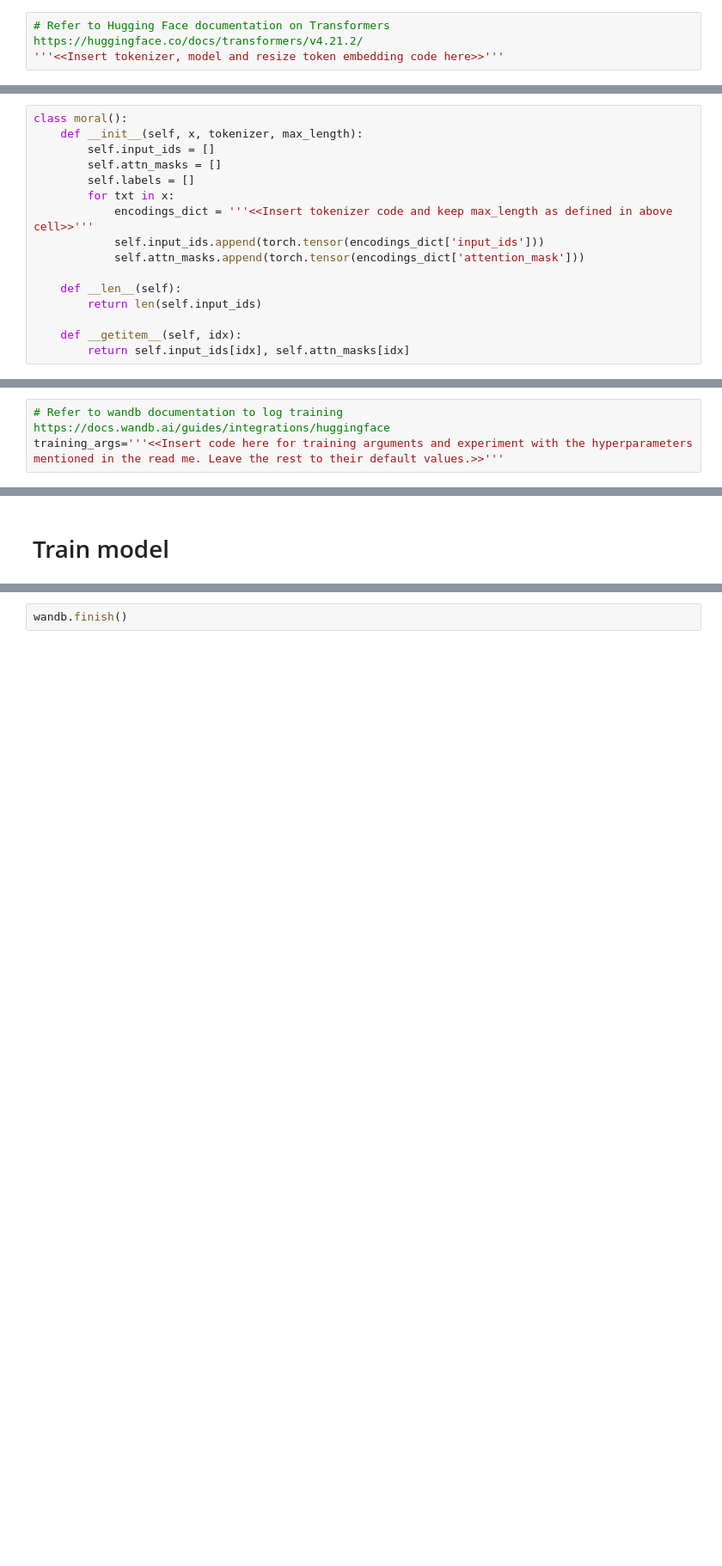
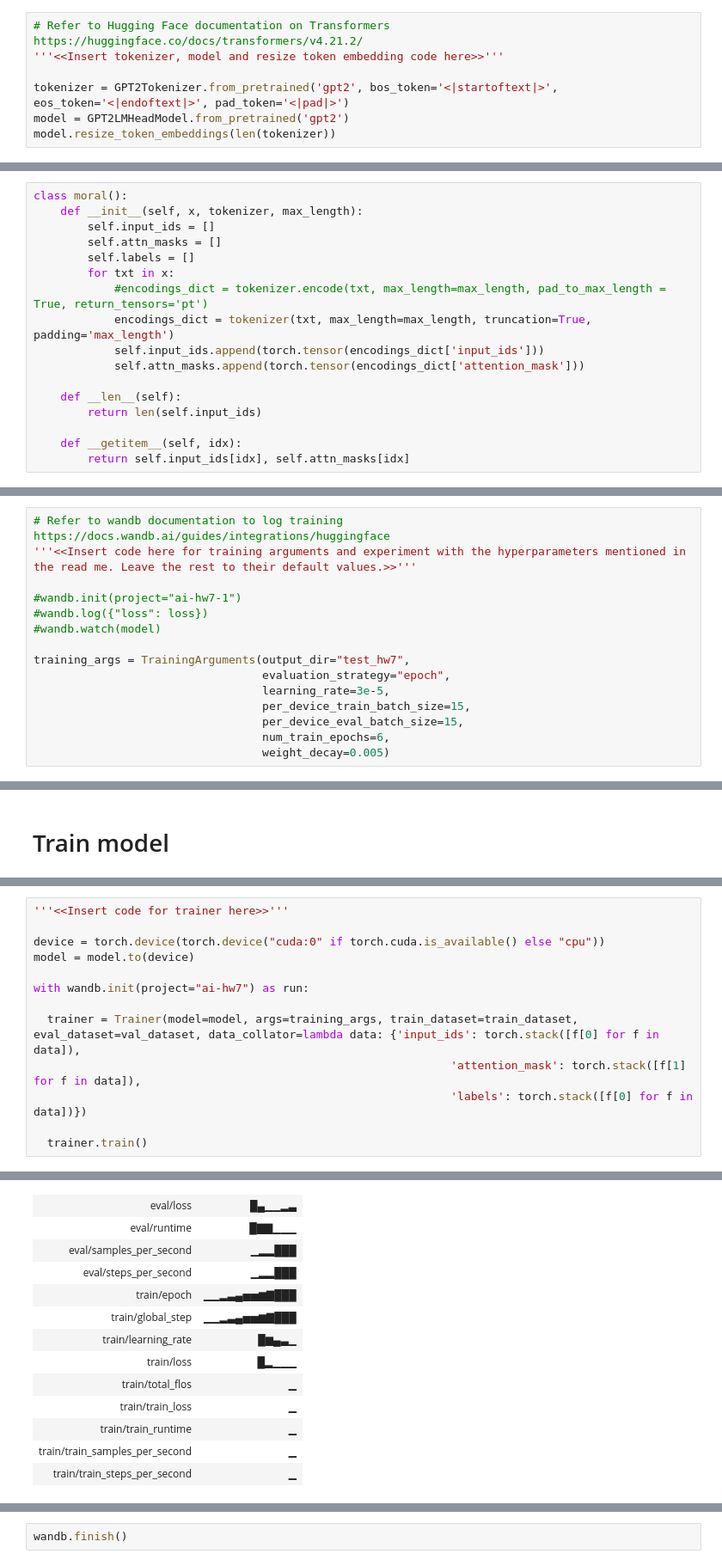
Before and after one commit to arama42/neural-nets-gpt, a Jupyter notebook: HW7.ipynb, the cells around one changed output, grey strips where cells are left out. Shown at 86% size. Cells and saved outputs as stored; diff of their text form; blank space fills up the shorter version.

```diff
--- a/HW7.ipynb
+++ b/HW7.ipynb
@@ -27,3 +95,7 @@ print("Train Dataset - ",len(X_train),'\n',"Test Dataset - ",len(X_test))
 # %%
 # Refer to Hugging Face documentation on Transformers https://huggingface.co/docs/transformers/v4.21.2/
 '''<<Insert tokenizer, model and resize token embedding code here>>'''
+
+tokenizer = GPT2Tokenizer.from_pretrained('gpt2', bos_token='<|startoftext|>', eos_token='<|endoftext|>', pad_token='<|pad|>')
+model = GPT2LMHeadModel.from_pretrained('gpt2')
+model.resize_token_embeddings(len(tokenizer))
@@ -38,7 +113,8 @@ class moral():
         self.attn_masks = []
         self.labels = []
         for txt in x:
-            encodings_dict = '''<<Insert tokenizer code and keep max_length as defined in above cell>>'''
+            #encodings_dict = tokenizer.encode(txt, max_length=max_length, pad_to_max_length = True, return_tensors='pt')
+            encodings_dict = tokenizer(txt, max_length=max_length, truncation=True, padding='max_length')
             self.input_ids.append(torch.tensor(encodings_dict['input_ids']))
             self.attn_masks.append(torch.tensor(encodings_dict['attention_mask']))
 
@@ -56,4 +132,16 @@ train_dataset, val_dataset = random_split(dataset, [train_size, len(dataset) - t
 # Define training parameters
 # %%
 # Refer to wandb documentation to log training https://docs.wandb.ai/guides/integrations/huggingface
-training_args='''<<Insert code here for training arguments and experiment with the hyperparameters mentioned in the read me. Leave the rest to their default values.>>'''
+'''<<Insert code here for training arguments and experiment with the hyperparameters mentioned in the read me. Leave the rest to their default values.>>'''
+
+#wandb.init(project="ai-hw7-1")
+#wandb.log({"loss": loss})
+#wandb.watch(model)
+
+training_args = TrainingArguments(output_dir="test_hw7",
+                                  evaluation_strategy="epoch",
+                                  learning_rate=3e-5,
+                                  per_device_train_batch_size=15,
+                                  per_device_eval_batch_size=15,
+                                  num_train_epochs=6,
+                                  weight_decay=0.005)
@@ -66,0 +176,14 @@ training_args='''<<Insert code here for training arguments and experiment with t
+# %%
+'''<<Insert code for trainer here>>'''
+
+device = torch.device(torch.device("cuda:0" if torch.cuda.is_available() else "cpu"))
+model = model.to(device)
+
+with wandb.init(project="ai-hw7") as run:
+
+  trainer = Trainer(model=model, args=training_args, train_dataset=train_dataset, eval_dataset=val_dataset, data_collator=lambda data: {'input_ids': torch.stack([f[0] for f in data]),
+                                                              'attention_mask': torch.stack([f[1] for f in data]),
+                                                              'labels': torch.stack([f[0] for f in data])})
+
+  trainer.train()
+# %% [output]
@@ -66,0 +230,13 @@ training_args='''<<Insert code here for training arguments and experiment with t
+| eval/loss | █▄▁▁▂▃ |
+| eval/runtime | █▇▇▁▁▁ |
+| eval/samples_per_second | ▁▂▂███ |
+| eval/steps_per_second | ▁▂▂███ |
+| train/epoch | ▁▁▂▃▄▅▅▆▇███ |
+| train/global_step | ▁▁▂▃▄▅▅▆▇███ |
+| train/learning_rate | █▆▄▃▁ |
+| train/loss | █▂▁▁▁ |
+| train/total_flos | ▁ |
+| train/train_loss | ▁ |
+| train/train_runtime | ▁ |
+| train/train_samples_per_second | ▁ |
+| train/train_steps_per_second | ▁ |
```
Also changed, not shown: parts of 15 cells of this notebook.
